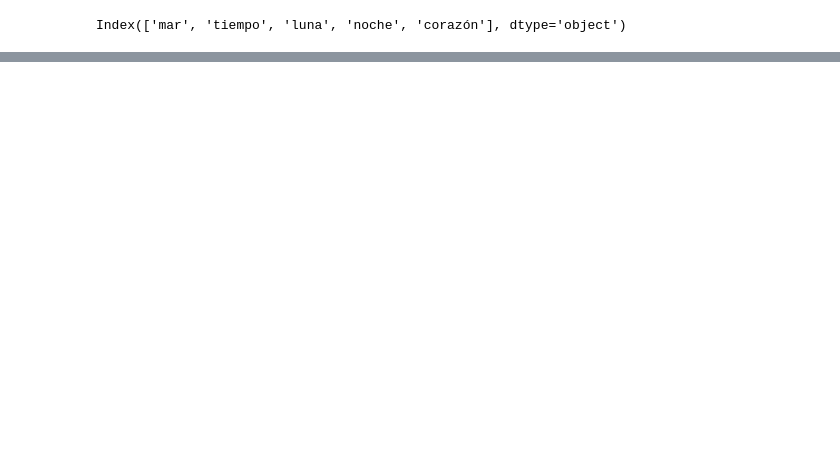
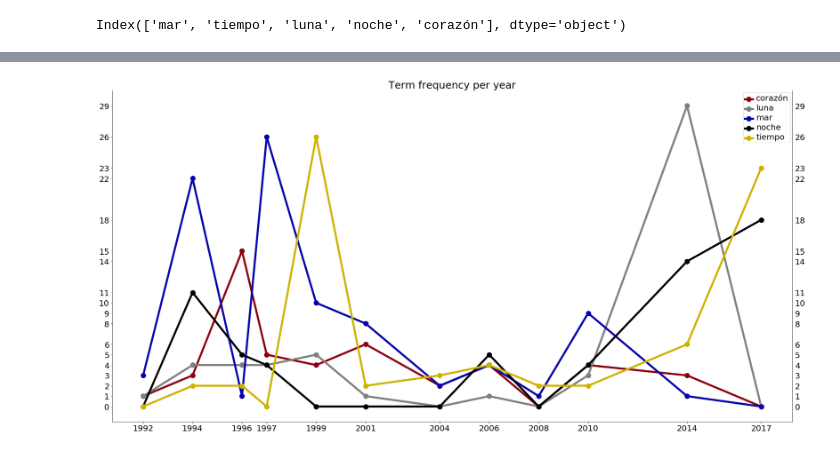
Before and after one commit to alexing/datadata, a Jupyter notebook: drexler_data_exploration.ipynb, the cells around one changed output, grey strips where cells are left out. Cells and saved outputs as stored; diff of their text form; code cells hidden in the pictures; blank space fills up the shorter version.

```diff
--- a/drexler_data_exploration.ipynb
+++ b/drexler_data_exploration.ipynb
@@ -261,0 +271,34 @@ list(an_album.keys())
+# %%
+words_by_year = pd.DataFrame(words_by_year).transpose()
+# %%
+values_for_y_ticks = []
+for a_word in words_by_year.columns:
+    values_for_y_ticks.extend(words_by_year[a_word].unique())
+values_for_y_ticks = list(set(values_for_y_ticks))
+# %%
+fig, ax = plt.subplots(figsize=(30,15))
+for top_word in list(words_by_year.columns):
+    ax.plot(
+        words_by_year.index,
+        words_by_year[top_word],
+        '-',
+        color=colormap[top_word],
+        linewidth=5,
+        marker='o',
+        markersize=12
+    )
+leg = plt.legend()
+# get the individual lines inside legend and set line width
+for line in leg.get_lines():
+    line.set_linewidth(5)
+# get label texts inside legend and set font size
+for text in leg.get_texts():
+    text.set_fontsize(20)
+plt.xticks(words_by_year.index)
+plt.yticks(values_for_y_ticks)
+ax.spines["top"].set_visible(False)
+plt.tick_params(axis='both', labelright=True, labelsize=20)
+ax.set_title("Term frequency per year", fontdict={'fontsize': 25})
+plt.show()
+# %% [output]
+[figure, added]
```
Also changed, not shown: parts of 9 cells of this notebook, 2 other files.
